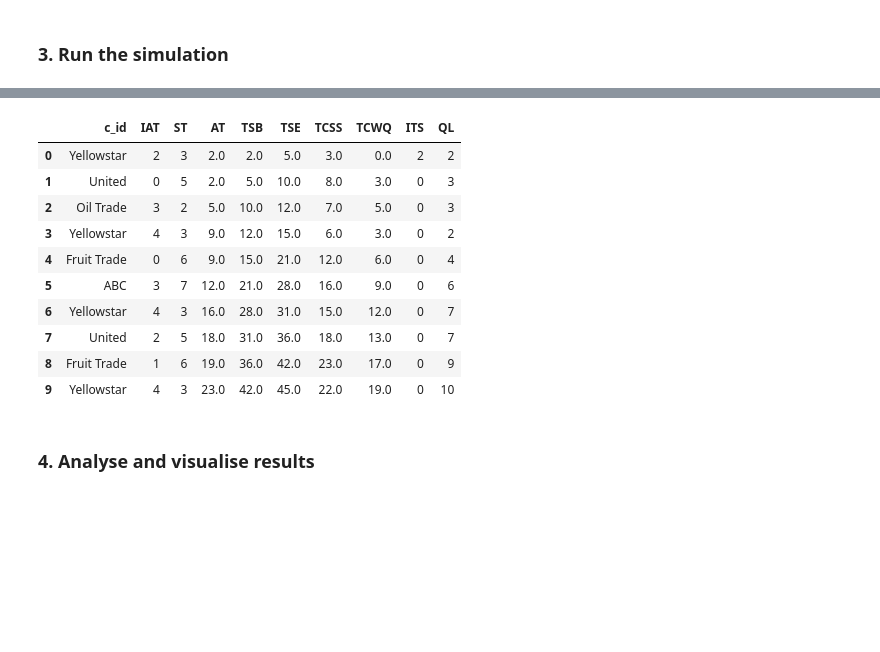
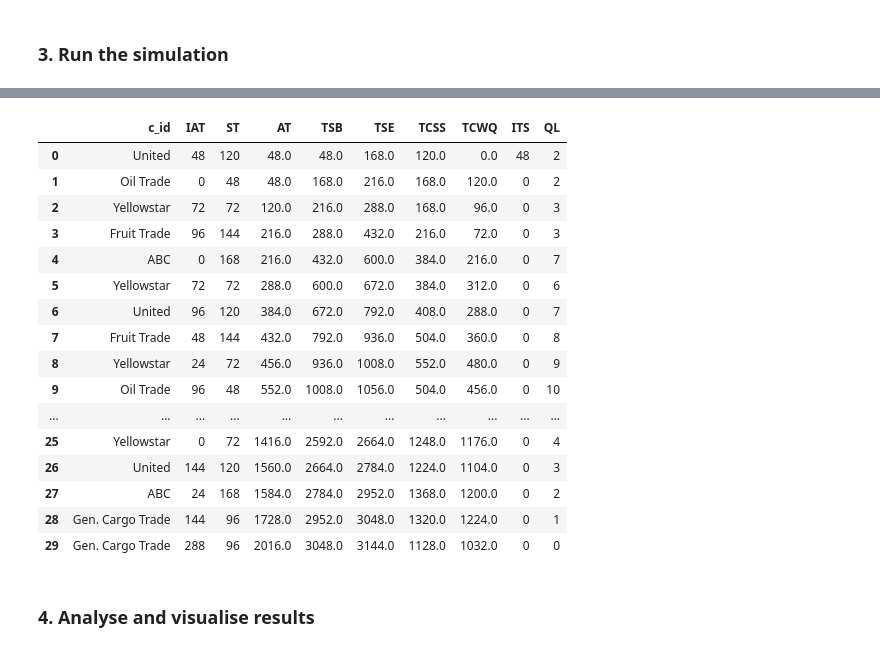
Before and after one commit to TUDelft-CITG/OpenQTSim, a Jupyter notebook: notebooks/Queueing theory - D D 1 example.ipynb, the cells around one changed output, grey strips where cells are left out. Cells and saved outputs as stored; diff of their text form; code cells hidden in the pictures; blank space fills up the shorter version.

```diff
--- a/notebooks/Queueing theory - D D 1 example.ipynb
+++ b/notebooks/Queueing theory - D D 1 example.ipynb
@@ -55,21 +50,24 @@ df.head(15)
 # %% [markdown]
 #### Define the queue object input
+# %%
+# Basic input
+t_scale = 1 # 1: hours, 60: minutes, 3600: seconds, etc
 # %%
-A = openqtsim.arrival_process("D", df[["name","IAT","AT"]])
-S = openqtsim.service_process("D", df[["name","ST"]])
+A = openqtsim.ArrivalProcess("D", df[["name","IAT","AT"]], t_scale=t_scale)
+S = openqtsim.ServiceProcess("D", df[["name","ST"]], t_scale=t_scale)
 c = 1
 # %% [markdown]
 #### Create the queue object and use it to create a simulating object
 # %%
 # todo: enable deterministic analyses by adding a list of 'customer_name#', 'interarrival#' and 'servicetime#'
-q = openqtsim.queue(A, S, c)
-sim = openqtsim.simulation(q)
+q = openqtsim.Queue(A, S, c)
+sim = openqtsim.Simulation(q)
 # %% [markdown]
 ### 3. Run the simulation
 # %%
 %%time
 print('Start simulation of "{}" queue'.format(q.kendall_notation))
-sim.run(30) # nr is the number of customers that will arrive at the server
+sim.run() # nr is the number of customers that will arrive at the server
 sim.return_log()
 # %% [output]
 Start simulation of "D/D/1/inf/inf/FIFO" queue
@@ -77,14 +77,20 @@ Wall time: 2.99 ms
 |  | c_id | IAT | ST | AT | TSB | TSE | TCSS | TCWQ | ITS | QL |
-| 0 | Yellowstar | 2 | 3 | 2.0 | 2.0 | 5.0 | 3.0 | 0.0 | 2 | 2 |
-| 1 | United | 0 | 5 | 2.0 | 5.0 | 10.0 | 8.0 | 3.0 | 0 | 3 |
-| 2 | Oil Trade | 3 | 2 | 5.0 | 10.0 | 12.0 | 7.0 | 5.0 | 0 | 3 |
-| 3 | Yellowstar | 4 | 3 | 9.0 | 12.0 | 15.0 | 6.0 | 3.0 | 0 | 2 |
-| 4 | Fruit Trade | 0 | 6 | 9.0 | 15.0 | 21.0 | 12.0 | 6.0 | 0 | 4 |
-| 5 | ABC | 3 | 7 | 12.0 | 21.0 | 28.0 | 16.0 | 9.0 | 0 | 6 |
-| 6 | Yellowstar | 4 | 3 | 16.0 | 28.0 | 31.0 | 15.0 | 12.0 | 0 | 7 |
-| 7 | United | 2 | 5 | 18.0 | 31.0 | 36.0 | 18.0 | 13.0 | 0 | 7 |
-| 8 | Fruit Trade | 1 | 6 | 19.0 | 36.0 | 42.0 | 23.0 | 17.0 | 0 | 9 |
-| 9 | Yellowstar | 4 | 3 | 23.0 | 42.0 | 45.0 | 22.0 | 19.0 | 0 | 10 |
+| 0 | United | 48 | 120 | 48.0 | 48.0 | 168.0 | 120.0 | 0.0 | 48 | 2 |
+| 1 | Oil Trade | 0 | 48 | 48.0 | 168.0 | 216.0 | 168.0 | 120.0 | 0 | 2 |
+| 2 | Yellowstar | 72 | 72 | 120.0 | 216.0 | 288.0 | 168.0 | 96.0 | 0 | 3 |
+| 3 | Fruit Trade | 96 | 144 | 216.0 | 288.0 | 432.0 | 216.0 | 72.0 | 0 | 3 |
+| 4 | ABC | 0 | 168 | 216.0 | 432.0 | 600.0 | 384.0 | 216.0 | 0 | 7 |
+| 5 | Yellowstar | 72 | 72 | 288.0 | 600.0 | 672.0 | 384.0 | 312.0 | 0 | 6 |
+| 6 | United | 96 | 120 | 384.0 | 672.0 | 792.0 | 408.0 | 288.0 | 0 | 7 |
+| 7 | Fruit Trade | 48 | 144 | 432.0 | 792.0 | 936.0 | 504.0 | 360.0 | 0 | 8 |
+| 8 | Yellowstar | 24 | 72 | 456.0 | 936.0 | 1008.0 | 552.0 | 480.0 | 0 | 9 |
+| 9 | Oil Trade | 96 | 48 | 552.0 | 1008.0 | 1056.0 | 504.0 | 456.0 | 0 | 10 |
+| ... | ... | ... | ... | ... | ... | ... | ... | ... | ... | ... |
+| 25 | Yellowstar | 0 | 72 | 1416.0 | 2592.0 | 2664.0 | 1248.0 | 1176.0 | 0 | 4 |
+| 26 | United | 144 | 120 | 1560.0 | 2664.0 | 2784.0 | 1224.0 | 1104.0 | 0 | 3 |
+| 27 | ABC | 24 | 168 | 1584.0 | 2784.0 | 2952.0 | 1368.0 | 1200.0 | 0 | 2 |
+| 28 | Gen. Cargo Trade | 144 | 96 | 1728.0 | 2952.0 | 3048.0 | 1320.0 | 1224.0 | 0 | 1 |
+| 29 | Gen. Cargo Trade | 288 | 96 | 2016.0 | 3048.0 | 3144.0 | 1128.0 | 1032.0 | 0 | 0 |
 # %% [markdown]
 ### 4. Analyse and visualise results
 # %% [markdown]
```
Also changed, not shown: parts of 10 cells of this notebook, 8 other files.
